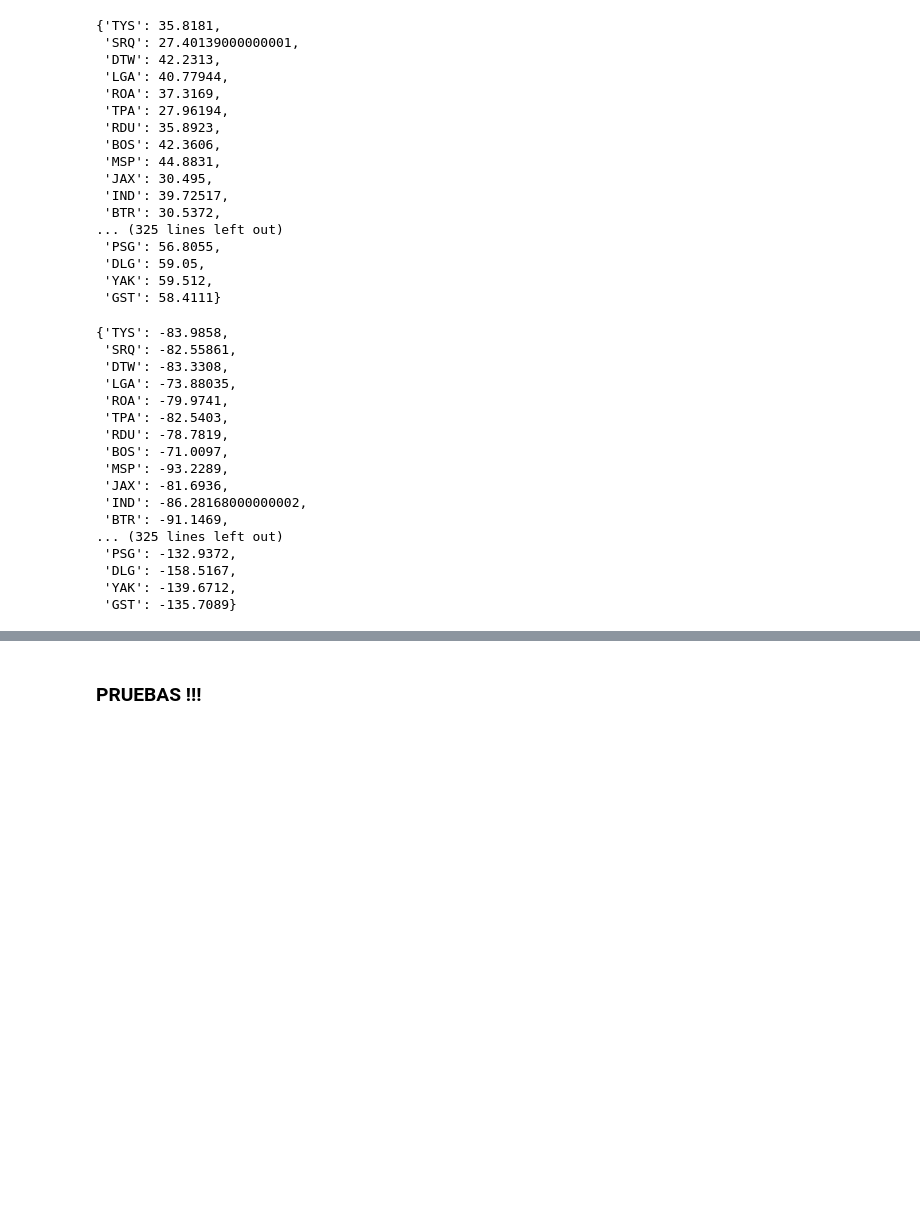
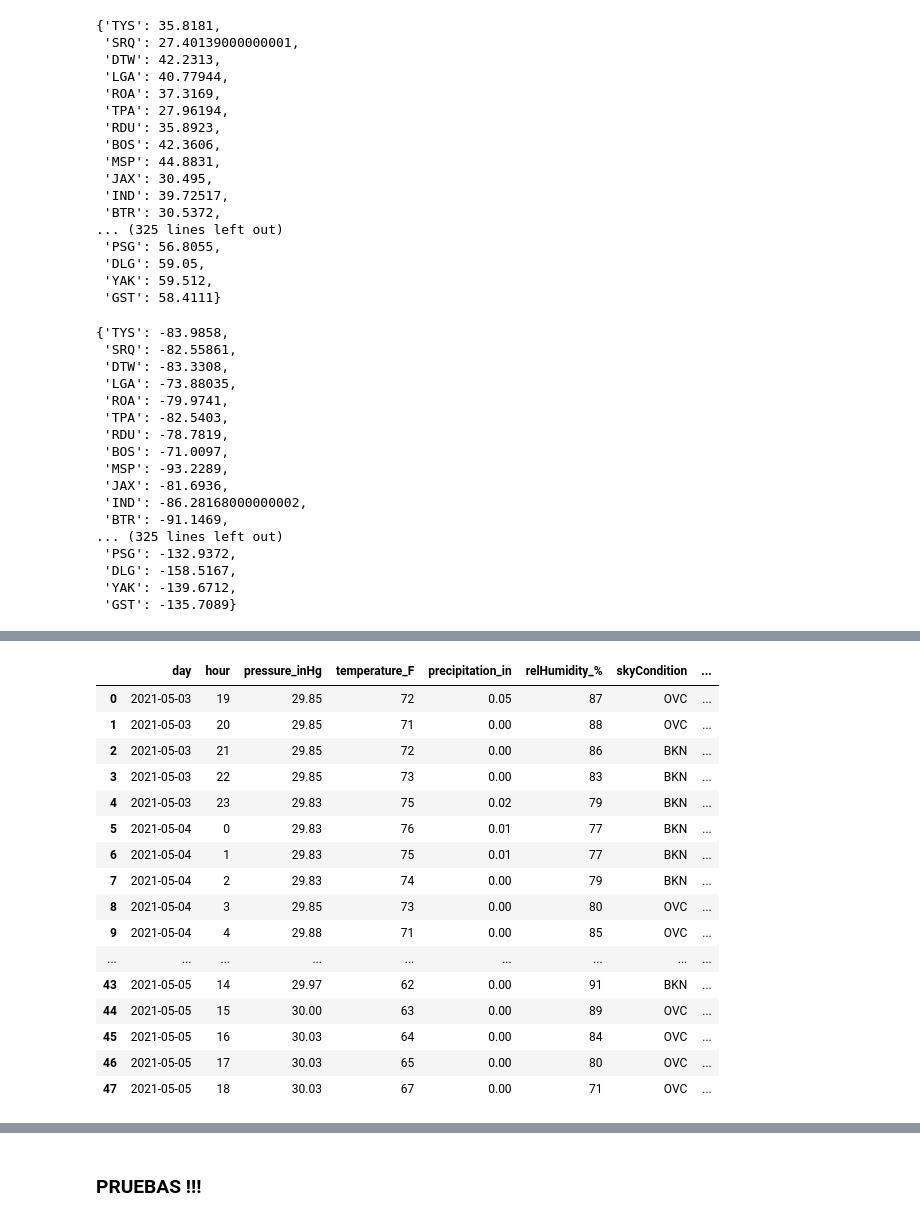
Before and after one commit to malonsol/TFM_KSchool, a Jupyter notebook: frontend/6_frontend.ipynb, the cells around one changed output, grey strips where cells are left out. Drawn from its saved outputs; the diff is of its cells as text; code cells hidden in the pictures; blank space fills up the shorter version.

```diff
--- a/frontend/6_frontend.ipynb
+++ b/frontend/6_frontend.ipynb
@@ -764,0 +812,98 @@ longitude_dict
+# %%
+import requests
+
+# Get/Build the url:
+coord_API_endpoint = "http://api.openweathermap.org/data/2.5/onecall?"
+join_key = "&appid="
+API_key = "b51fbb9d87131aabef6d7c2cd42b128e"
+units = "&units=imperial"
+exclude = "&exclude=current,minutely,daily,alerts"
+
+lat, lon = 33.63, -84.45
+lat_lon = "lat=" + str(round(lat, 2))+ "&lon=" + str(round(lon, 2))
+
+url = coord_API_endpoint + lat_lon + exclude + join_key + API_key + units
+
+
+forecast_json_data = requests.get(url).json()
+df_predictions = pd.DataFrame()
+
+
+# Creating empty lists
+days = []
+hours = []
+pressures = []
+temperatures = []
+precipitations = []
+relHumidities = []
+skyConditions = []
+visibilities = []
+windGusts = []
+winds = []
+
+
+# Loop Through the JSON
+for num_forecasts in forecast_json_data['hourly']: # Hourly forecast for next 48 hours
+    days.append(datetime.datetime.fromtimestamp(num_forecasts['dt']).strftime('%Y-%m-%d'))
+    hours.append(int(datetime.datetime.fromtimestamp(num_forecasts['dt']).strftime('%H')))
+    pressures.append(round(num_forecasts['pressure'] * 0.029529983071445, 2)) # hPa to inHg
+    temperatures.append(int(round(num_forecasts['temp'], 0))) # imperial: Fahrenheit
+    try: # "Where available"
+        precipitations.append(round(num_forecasts['rain']['1h'] * 0.03937007874015748, 2)) # mm to in
+    except KeyError:
+        precipitations.append(0)
+    relHumidities.append(num_forecasts['humidity']) # Humidity, %
+    skyConditions.append(num_forecasts['clouds']) # Cloudiness, %
+    visibilities.append(int(round(num_forecasts['visibility'] * 0.0006213712, 0))) # m to mi
+    try: # "Where available"
+        windGusts.append(int(round(num_forecasts['wind_gust'] * 0.8689762, 0))) # mi/h to kt
+    except KeyError:
+        windGusts.append(0)
+    winds.append(int(round(num_forecasts['wind_speed'] * 0.8689762, 0))) # mi/h to kt
+
+# Put data into a dataframe
+
+def skycond(x):
+    if x == 0:
+        return 'CLR'
+    elif x < 2/8 * 100:
+        return 'FEW'
+    elif x < 4/8 * 100:
+        return 'SCT'
+    elif x < 7/8 * 100:
+        return 'BKN'
+    elif x <= 8/8 * 100:
+        return 'OVC'
+
+skyConditions = list(map(skycond, skyConditions))
+
+df_predictions['day'] = days
+df_predictions['hour'] = [str(hour) for hour in hours]
+df_predictions['pressure_inHg'] = pressures
+df_predictions['temperature_F'] = temperatures
+df_predictions['precipitation_in'] = precipitations
+df_predictions['relHumidity_%'] = relHumidities
+df_predictions['skyCondition'] = skyConditions
+df_predictions['visibility_mi'] = visibilities
+df_predictions['windGust_kt'] = windGusts
+df_predictions['wind_kt'] = winds
+
+df_predictions
+# %% [output]
+|  | day | hour | pressure_inHg | temperature_F | precipitation_in | relHumidity_% | skyCondition | ... |
+| 0 | 2021-05-03 | 19 | 29.85 | 72 | 0.05 | 87 | OVC | ... |
+| 1 | 2021-05-03 | 20 | 29.85 | 71 | 0.00 | 88 | OVC | ... |
+| 2 | 2021-05-03 | 21 | 29.85 | 72 | 0.00 | 86 | BKN | ... |
+| 3 | 2021-05-03 | 22 | 29.85 | 73 | 0.00 | 83 | BKN | ... |
+| 4 | 2021-05-03 | 23 | 29.83 | 75 | 0.02 | 79 | BKN | ... |
+| 5 | 2021-05-04 | 0 | 29.83 | 76 | 0.01 | 77 | BKN | ... |
+| 6 | 2021-05-04 | 1 | 29.83 | 75 | 0.01 | 77 | BKN | ... |
+| 7 | 2021-05-04 | 2 | 29.83 | 74 | 0.00 | 79 | BKN | ... |
+| 8 | 2021-05-04 | 3 | 29.85 | 73 | 0.00 | 80 | OVC | ... |
+| 9 | 2021-05-04 | 4 | 29.88 | 71 | 0.00 | 85 | OVC | ... |
+| ... | ... | ... | ... | ... | ... | ... | ... | ... |
+| 43 | 2021-05-05 | 14 | 29.97 | 62 | 0.00 | 91 | BKN | ... |
+| 44 | 2021-05-05 | 15 | 30.00 | 63 | 0.00 | 89 | OVC | ... |
+| 45 | 2021-05-05 | 16 | 30.03 | 64 | 0.00 | 84 | OVC | ... |
+| 46 | 2021-05-05 | 17 | 30.03 | 65 | 0.00 | 80 | OVC | ... |
+| 47 | 2021-05-05 | 18 | 30.03 | 67 | 0.00 | 71 | OVC | ... |
```
Also changed, not shown: parts of 9 cells of this notebook, 1 other file.
